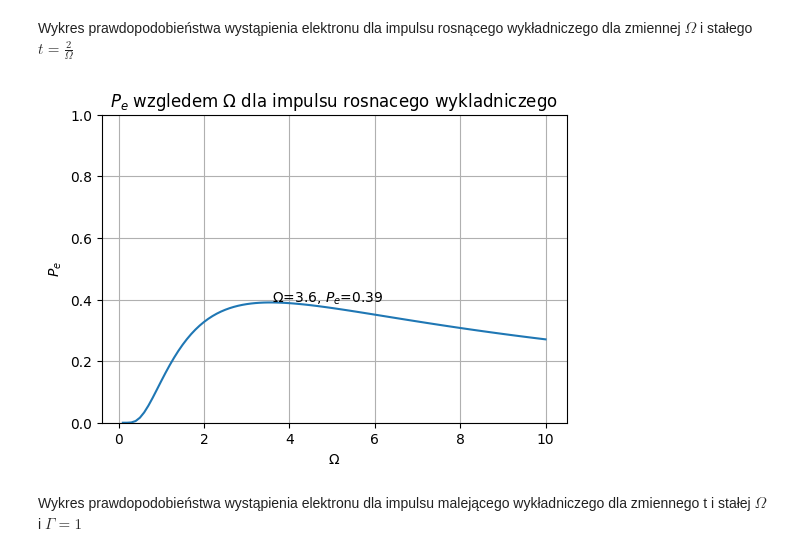
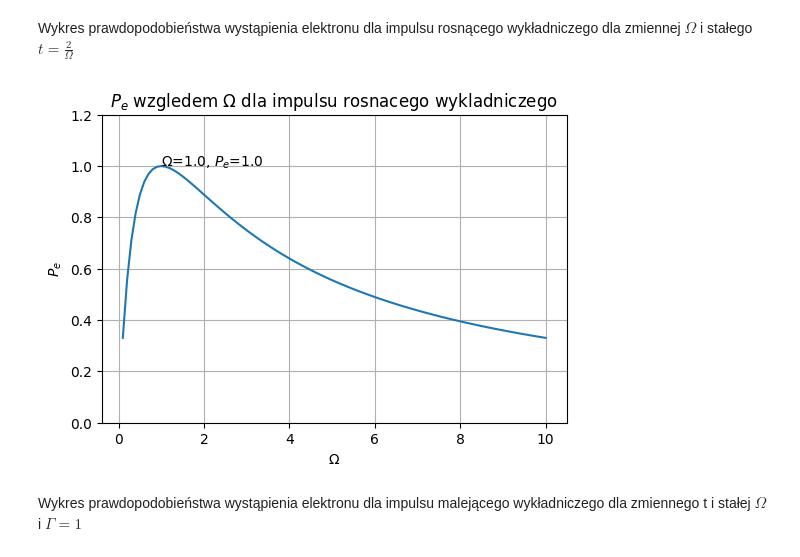
Before and after one commit to Kubabob/pracownia_rotacyjna, a Jupyter notebook: impulsy.ipynb, the cells around one changed output. Cells and saved outputs as stored; diff of their text form; code cells hidden in the pictures.

```diff
--- a/impulsy.ipynb
+++ b/impulsy.ipynb
@@ -173,33 +222,33 @@ Wykres prawdopodobieństwa wystąpienia elektronu dla impulsu rosnącego wykład
 # %%
 omega_space = np.arange(0.1,10.1,0.1)
 
 def P_e(t, gamma, omega):
     if t <= 0:
         return gamma*np.e**(-gamma*t)*(np.sqrt(omega) * (2/(omega+gamma)) *np.e**((t*(omega+gamma))/2))**2
     else:
         return gamma*np.e**(-gamma*t)*((2*np.sqrt(omega))/(omega+gamma))**2
 
 
 def Pe_omega_im_rosnacy():
     plt.figure(figsize=(6,4))
     P_e_space = []
     for omega in omega_space:
-        P_e_space.append(P_e(2/omega, 1, omega))
+        P_e_space.append(P_e(0, 1, omega))
     P_e_space = np.array(P_e_space)
     plt.plot(omega_space, P_e_space)
-    plt.ylim(0,1)
+    plt.ylim(0,1.2)
     tmax = omega_space[np.argmax(P_e_space)]
     ymax = P_e_space.max()
     plt.grid()
     plt.annotate(r'$\Omega$={}, $P_e$={}'.format(round(tmax,3), round(ymax,3)), xy=(tmax,ymax))
     plt.title('$P_e$ wzgledem $\Omega$ dla impulsu rosnacego wykladniczego')
     plt.xlabel('$\Omega$')
     plt.ylabel('$P_e$')
     plt.show()
 
 Pe_omega_im_rosnacy()
 # %% [output]
-[figure, old version]
+[figure, new version]
 # %% [markdown]
 Wykres prawdopodobieństwa wystąpienia elektronu dla impulsu malejącego wykładniczego dla zmiennego t i stałej $\Omega$ i $\Gamma=1$
 # %%
```
Also changed, not shown: parts of 5 cells of this notebook, 9 other files.
